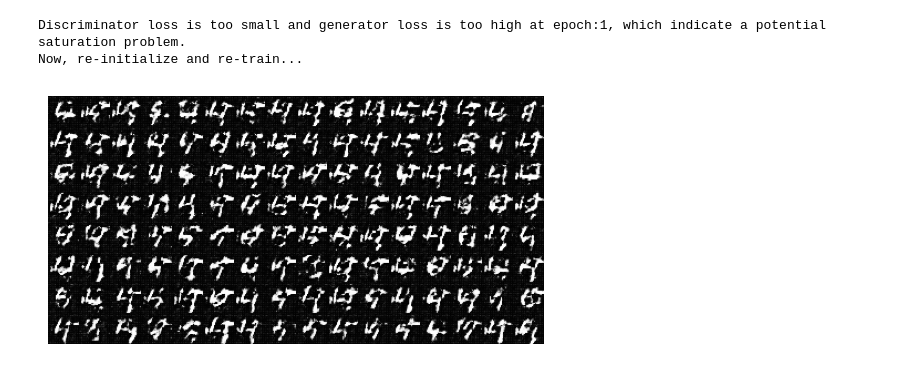
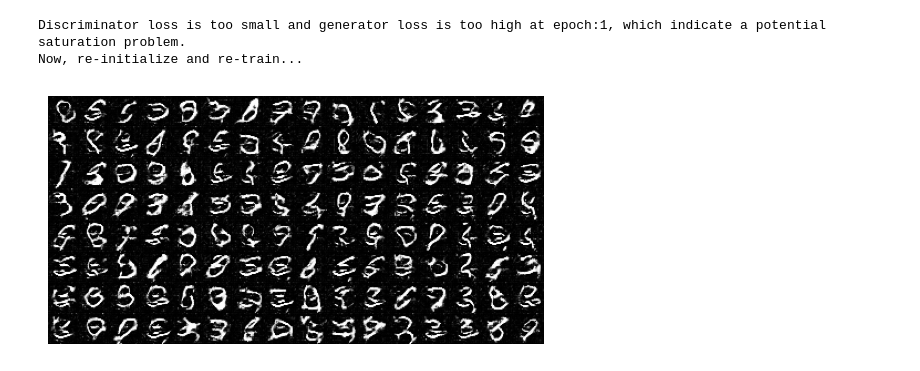
Before and after one commit to scotsun/cwgan-medmnist, a Jupyter notebook: test.ipynb, the cells around one changed output. Cells and saved outputs as stored; diff of their text form; code cells hidden in the pictures.

```diff
--- a/test.ipynb
+++ b/test.ipynb
@@ -165,7 +165,7 @@ class CDCGAN(object):
                         d_loss=float(total_d_loss / num_batches),
                         g_loss=float(total_g_loss / num_batches),
                     )
-            if total_d_loss / num_batches < 1e-3 or total_g_loss / num_batches > 8:
+            if total_d_loss / num_batches < 1e-3 or total_g_loss / num_batches > 10:
                 print(
                     f"Discriminator loss is too small and generator loss is too high at epoch:{epoch}, which indicate a potential saturation problem."
                 )
@@ -222,7 +222,7 @@ Extracting ./MNIST/raw/t10k-labels-idx1-ubyte.gz to ./MNIST/raw
 # %%
 device = torch.device("cuda:0" if torch.cuda.is_available() else "cpu")
 # %%
-model = CDCGAN(num_class=10, embedding_dim=100, channel_dim=1, latent_dim=100, epochs=20, lr=1e-5, device=device)
+model = CDCGAN(num_class=10, embedding_dim=100, channel_dim=1, latent_dim=100, epochs=20, lr=1e-4, device=device)
 model.train(train_loader, verbose_period=1)
 # %% [output]
 Discriminator loss is too small and generator loss is too high at epoch:1, which indicate a potential saturation problem.
@@ -230,12 +230,12 @@ Now, re-initialize and re-train...
 Discriminator loss is too small and generator loss is too high at epoch:1, which indicate a potential saturation problem.
 Now, re-initialize and re-train...
 # %%
-samples = model.generate_img(128, 4)
+samples = model.generate_img(128, 3)
 plt.imshow(
     torch.permute(make_grid(samples, nrow=16, padding=0), (1,2,0)),
     cmap="gray"
 )
 plt.axis("off")
 plt.show()
 # %% [output]
-[figure, old version]
+[figure, new version]
```
Also changed, not shown: parts of 1 cell of this notebook.
